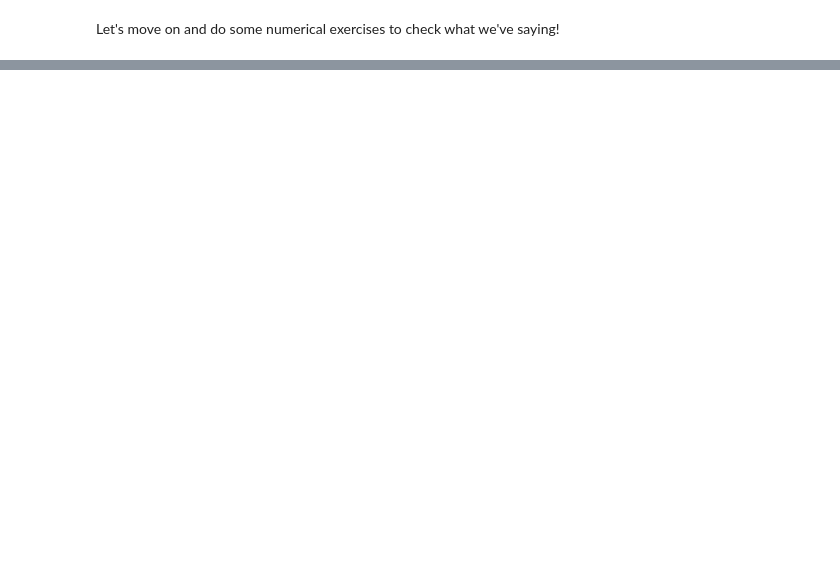
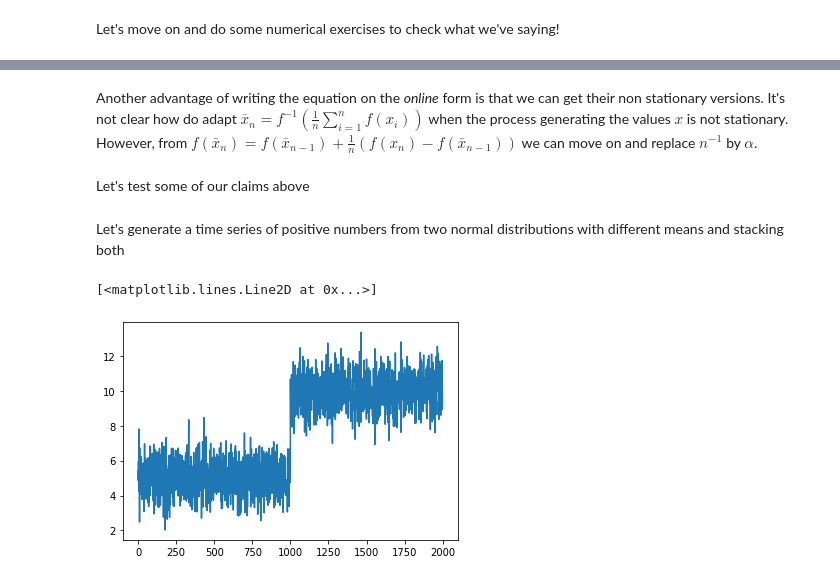
Before and after one commit to rsoaresp/docs, a Jupyter notebook: mean_variance_online_calculations.ipynb, the cells around one changed output, grey strips where cells are left out. Cells and saved outputs as stored; diff of their text form; code cells hidden in the pictures; blank space fills up the shorter version.

Commit message:
further content into the mean notebook

```diff
--- a/mean_variance_online_calculations.ipynb
+++ b/mean_variance_online_calculations.ipynb
@@ -89,0 +106,4 @@ Non-stationary mean
+# %% [markdown]
+Another advantage of writing the equation on the _online_ form is that we can get their non stationary versions. It's not clear how do adapt $\bar{x}_{n} = f^{-1}\left( \frac{1}{n} \sum_{i=1}^{n} f(x_i) \right)$ when the process generating the values $x$ is not stationary. However, from  $f\left(\bar{x}_{n}\right) = f \left(\bar{x}_{n-1}\right) + \frac{1}{n}(f\left(x_n\right) - f\left(\bar{x}_{n-1}\right))$ we can move on and replace $n^{-1}$ by $\alpha$.
+# %% [markdown]
+Let's test some of our claims above
@@ -89,0 +112,9 @@ Non-stationary mean
+# %% [markdown]
+Let's generate a time series of positive numbers from two normal distributions with different means and stacking both
+# %%
+non_stationary_ts = np.hstack([np.random.normal(loc=5, size = 1000), np.random.normal(loc=10, size = 1000)])
+# %%
+plt.plot(non_stationary_ts)
+# %% [output]
+[<matplotlib.lines.Line2D at 0x...>]
+[figure, added]
```
Also changed, not shown: parts of 21 cells of this notebook.
